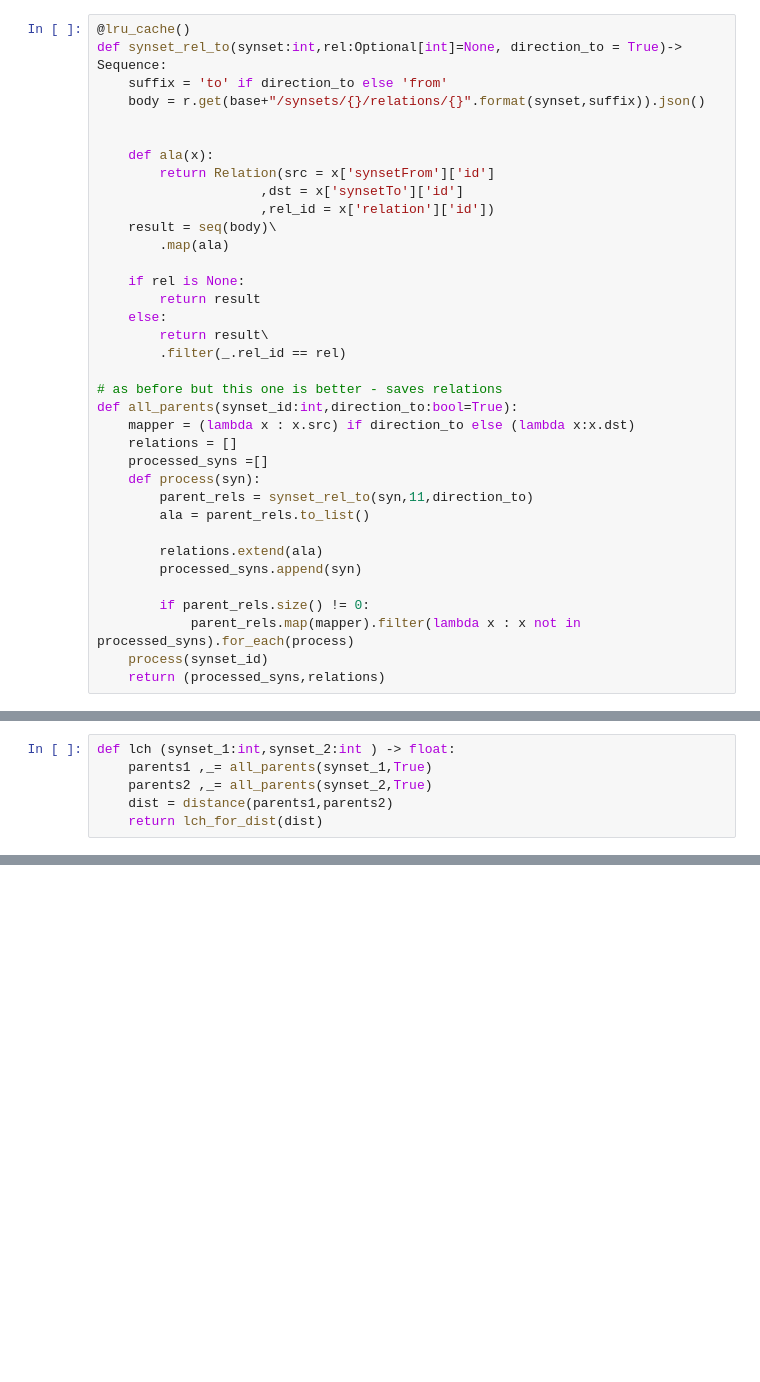
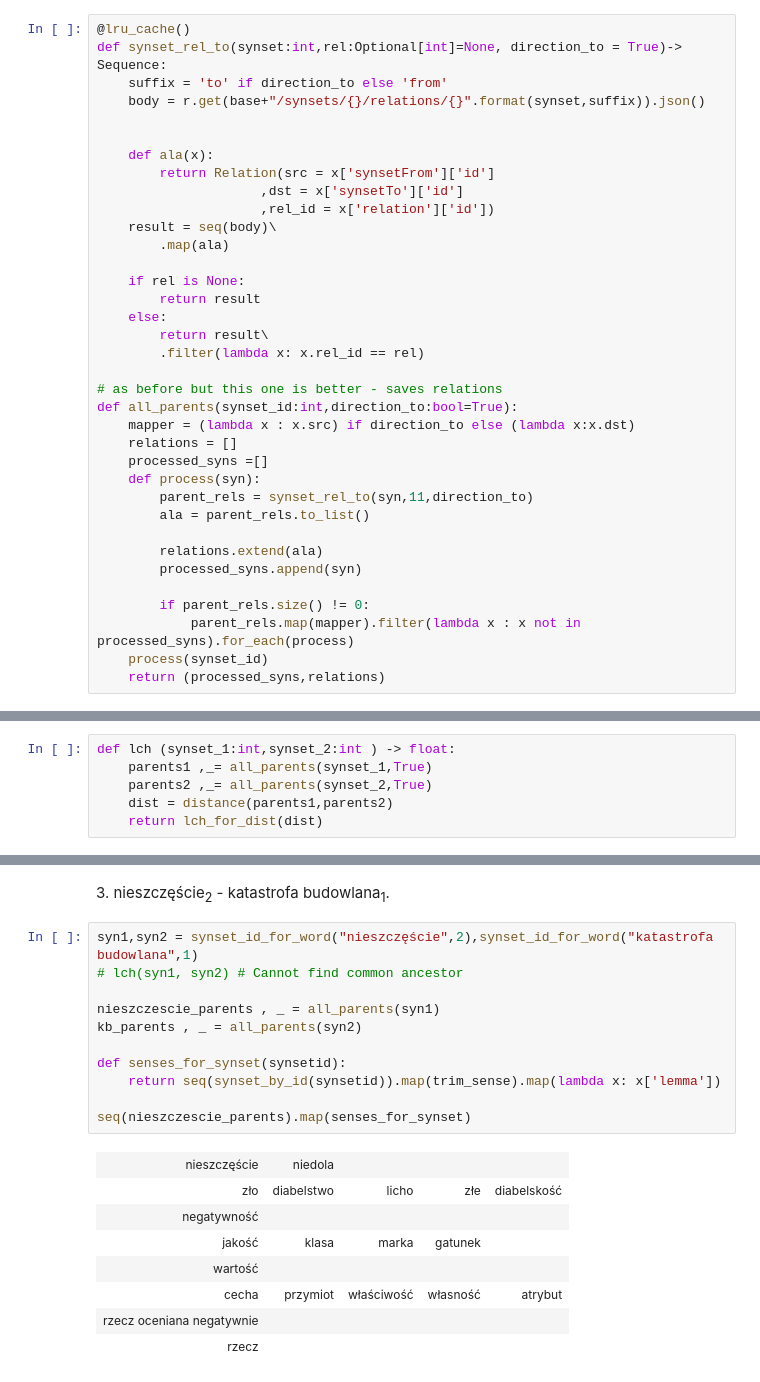
Before and after one commit to JakDar/nlp-lab-2019, a Jupyter notebook: lab6/Untitled.ipynb, the cells around one changed output, grey strips where cells are left out. Saved outputs shown, nothing was run; the diff lists cells and outputs as text; blank space fills up the shorter version.

```diff
--- a/lab6/Untitled.ipynb
+++ b/lab6/Untitled.ipynb
@@ -666,7 +655,7 @@ def synset_rel_to(synset:int,rel:Optional[int]=None, direction_to = True)-> Sequ
         return result
     else:
         return result\
-        .filter(_.rel_id == rel)
+        .filter(lambda x: x.rel_id == rel)
 
 # as before but this one is better - saves relations
 def all_parents(synset_id:int,direction_to:bool=True):
@@ -705,3 +697,25 @@ syn1,syn2 = synset_id_for_word("szkoda",2),synset_id_for_word("wypadek",1)
 lch(syn1,syn2)
 # %% [output]
 1.7047480922384253
+# %% [markdown]
+   3\. nieszczęście<sub>2</sub> - katastrofa budowlana<sub>1</sub>.
+# %%
+syn1,syn2 = synset_id_for_word("nieszczęście",2),synset_id_for_word("katastrofa budowlana",1)
+# lch(syn1, syn2) # Cannot find common ancestor
+
+nieszczescie_parents , _ = all_parents(syn1)
+kb_parents , _ = all_parents(syn2)
+
+def senses_for_synset(synsetid):
+    return seq(synset_by_id(synsetid)).map(trim_sense).map(lambda x: x['lemma'])
+
+seq(nieszczescie_parents).map(senses_for_synset)
+# %% [output]
+| nieszczęście | niedola |  |  |  |
+| zło | diabelstwo | licho | złe | diabelskość |
+| negatywność |  |  |  |  |
+| jakość | klasa | marka | gatunek |  |
+| wartość |  |  |  |  |
+| cecha | przymiot | właściwość | własność | atrybut |
+| rzecz oceniana negatywnie |  |  |  |  |
+| rzecz |  |  |  |  |
```
Also changed, not shown: parts of 22 cells of this notebook.
